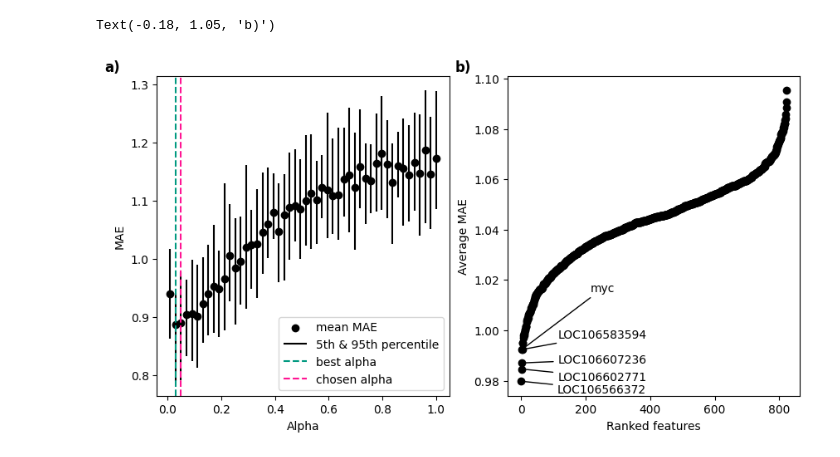
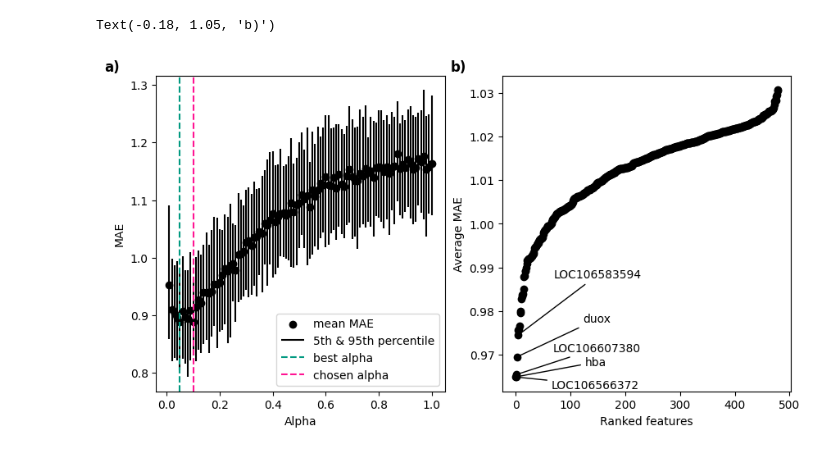
Before and after one commit to EBI-Metagenomics/causal_multi-omics_recommender, a Jupyter notebook: code/plotting/LGR_plot.ipynb, the cells around one changed output. Saved outputs shown, nothing was run; the diff lists cells and outputs as text; code cells hidden in the pictures.

```diff
--- a/code/plotting/LGR_plot.ipynb
+++ b/code/plotting/LGR_plot.ipynb
@@ -4,7 +4,7 @@ import matplotlib.pyplot as plt
 import ast
 import numpy as np
 # %%
-alpha_screen = pd.read_csv("../../data/alpha_mae_altpheno_df_1.csv", index_col=0)
+alpha_screen = pd.read_csv("../../data/alpha_mae_df_1.csv", index_col=0)
 alpha_screen
 # %% [output]
 |  | alphas | mae_list | rsquared | all_maes |
@@ -179,33 +136,33 @@ plt.show()
 # %%
 fig, (ax1, ax2) = plt.subplots(1, 2, figsize=(10, 5))  # 1 row, 2 columns
 
 ax1.scatter(x=alpha_screen.alphas,
             y= alpha_screen.mae_list,
             c='k',
             label="mean MAE")
 ax1.vlines(alpha_screen.alphas,
            error_low,
            error_high,
            colors='k',
            label = "5th & 95th percentile")
 ax1.axvline(x=best_alpha, color=light_green, linestyle='--', label = "best alpha")
 ax1.axvline(x=chosen_alpha, color=pink, linestyle='--', label = "chosen alpha")
 ax1.set_xlabel("Alpha")
 ax1.set_ylabel("MAE")
 ax1.legend(loc="lower right")
 
 ax2.scatter(x, y, c='k')
 ax2.annotate(feature_list[0], (x[0], y[0]), textcoords="offset points", xytext=(70,-10), ha='center', arrowprops=dict(arrowstyle="-", connectionstyle="arc3"))
-ax2.annotate(feature_list[1], (x[1], y[1]), textcoords="offset points", xytext=(70,-10), ha='center', arrowprops=dict(arrowstyle="-", connectionstyle="arc3"))
-ax2.annotate(feature_list[2], (x[2], y[2]), textcoords="offset points", xytext=(70,0), ha='center', arrowprops=dict(arrowstyle="-", connectionstyle="arc3"))
-ax2.annotate(feature_list[3], (x[3], y[3]), textcoords="offset points", xytext=(70,10), ha='center', arrowprops=dict(arrowstyle="-", connectionstyle="arc3"))
+ax2.annotate(feature_list[1], (x[1], y[1]), textcoords="offset points", xytext=(70,10), ha='center', arrowprops=dict(arrowstyle="-", connectionstyle="arc3"))
+ax2.annotate(feature_list[2], (x[2], y[2]), textcoords="offset points", xytext=(70,20), ha='center', arrowprops=dict(arrowstyle="-", connectionstyle="arc3"))
+ax2.annotate(feature_list[3], (x[3], y[3]), textcoords="offset points", xytext=(70,30), ha='center', arrowprops=dict(arrowstyle="-", connectionstyle="arc3"))
 ax2.annotate(feature_list[4], (x[4], y[4]), textcoords="offset points", xytext=(70,50), ha='center', arrowprops=dict(arrowstyle="-", connectionstyle="arc3"))
 
 ax2.set_ylabel("Average MAE")
 ax2.set_xlabel("Ranked features")
 
 ax1.text(-0.18, 1.05, 'a)', transform=ax1.transAxes, fontsize=12, fontweight='bold', va='top')
 ax2.text(-0.18, 1.05, 'b)', transform=ax2.transAxes, fontsize=12, fontweight='bold', va='top')
 # %% [output]
 Text(-0.18, 1.05, 'b)')
-[figure, old version]
+[figure, new version]
```
Also changed, not shown: parts of 13 cells of this notebook, 3 other files.
